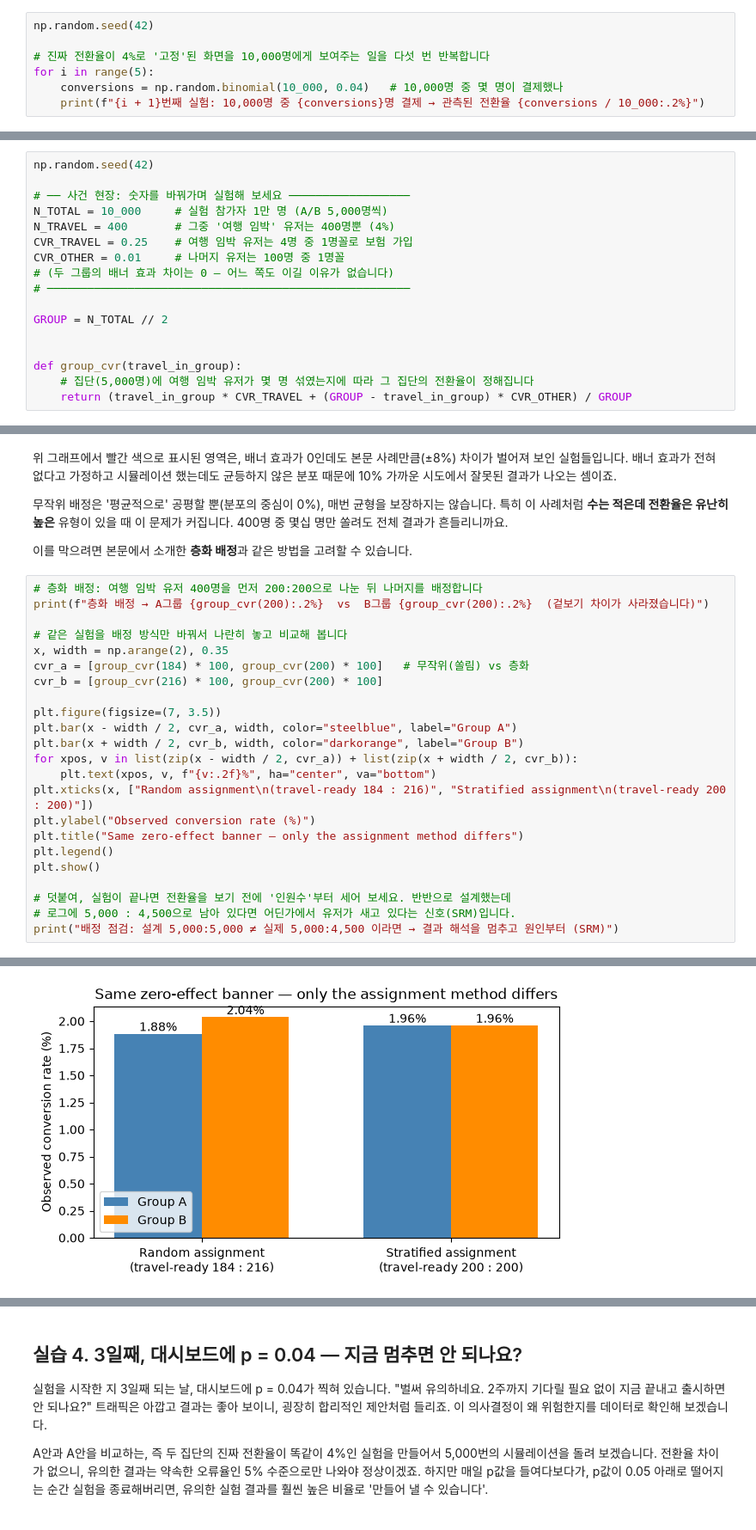
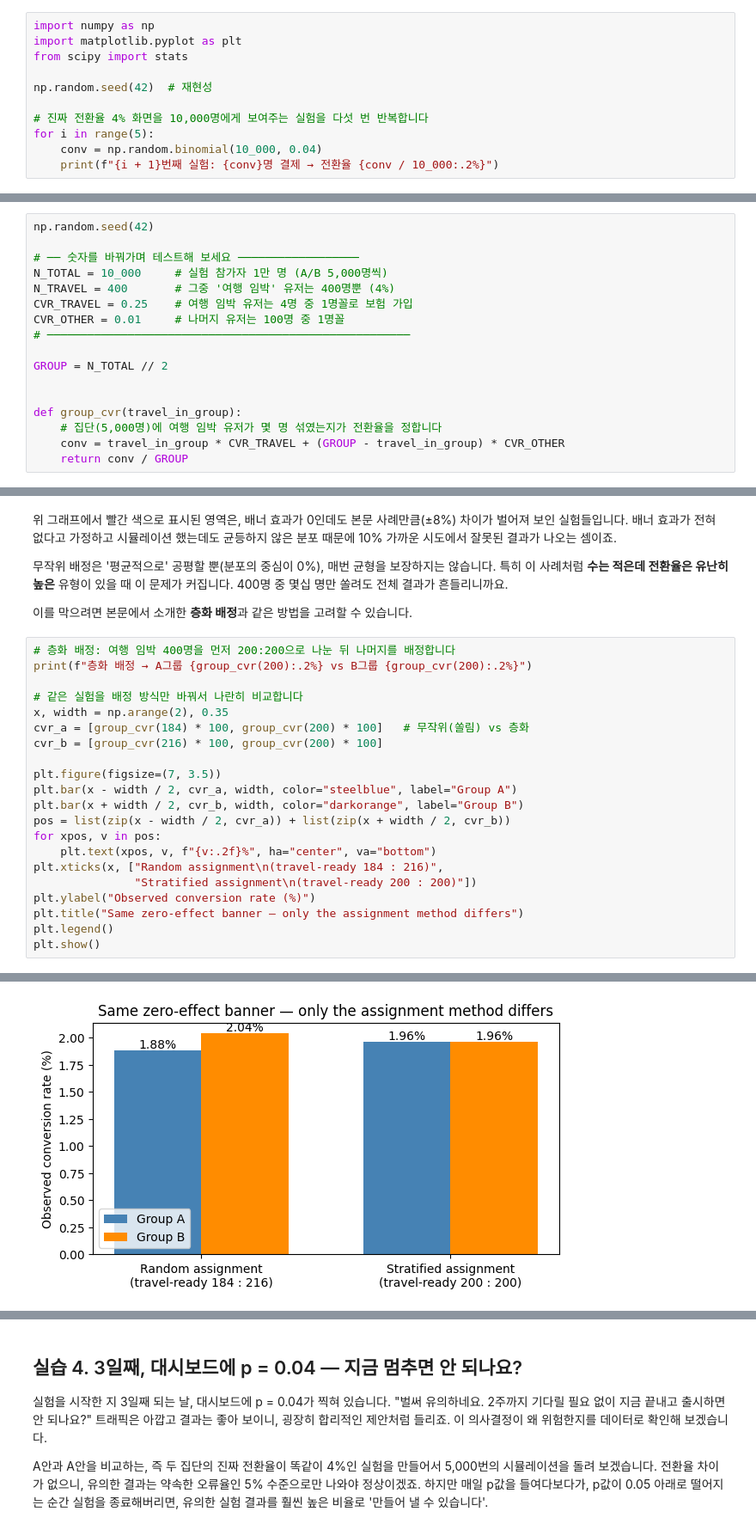
Before and after one commit to duilee/data_analysis_101, a Jupyter notebook: 03_P값이_0.049면_출시해도_되죠/ab_test_pitfalls.ipynb, the cells around one changed output, grey strips where cells are left out. Shown at 86% size. Saved outputs shown, nothing was run; the diff lists cells and outputs as text.

```diff
--- a/03_P값이_0.049면_출시해도_되죠/ab_test_pitfalls.ipynb
+++ b/03_P값이_0.049면_출시해도_되죠/ab_test_pitfalls.ipynb
@@ -40,10 +34,14 @@ np.random.seed(42)   # 재현성
 진짜 전환율이 **정확히 4%인 화면**을 1만 명에게 보여주는 실험을 다섯 번 반복해 보겠습니다.
 화면은 매번 완전히 같습니다. 그런데도 관측되는 전환율은 꽤 달라질 수 있습니다.
 # %%
-np.random.seed(42)
+import numpy as np
+import matplotlib.pyplot as plt
+from scipy import stats
 
-# 진짜 전환율이 4%로 '고정'된 화면을 10,000명에게 보여주는 일을 다섯 번 반복합니다
+np.random.seed(42)  # 재현성
+
+# 진짜 전환율 4% 화면을 10,000명에게 보여주는 실험을 다섯 번 반복합니다
 for i in range(5):
-    conversions = np.random.binomial(10_000, 0.04)   # 10,000명 중 몇 명이 결제했나
-    print(f"{i + 1}번째 실험: 10,000명 중 {conversions}명 결제 → 관측된 전환율 {conversions / 10_000:.2%}")
+    conv = np.random.binomial(10_000, 0.04)
+    print(f"{i + 1}번째 실험: {conv}명 결제 → 전환율 {conv / 10_000:.2%}")
 # %% [output]
@@ -138,18 +131,18 @@ B가 이긴 것처럼 보인다면, 범인은 배너가 아니라 쏠림인 것
 # %%
 np.random.seed(42)
 
-# ── 사건 현장: 숫자를 바꿔가며 실험해 보세요 ──────────────────
+# ── 숫자를 바꿔가며 테스트해 보세요 ──────────────────
 N_TOTAL = 10_000     # 실험 참가자 1만 명 (A/B 5,000명씩)
 N_TRAVEL = 400       # 그중 '여행 임박' 유저는 400명뿐 (4%)
 CVR_TRAVEL = 0.25    # 여행 임박 유저는 4명 중 1명꼴로 보험 가입
 CVR_OTHER = 0.01     # 나머지 유저는 100명 중 1명꼴
-# (두 그룹의 배너 효과 차이는 0 — 어느 쪽도 이길 이유가 없습니다)
 # ──────────────────────────────────────────────────────
 
 GROUP = N_TOTAL // 2
 
 
 def group_cvr(travel_in_group):
-    # 집단(5,000명)에 여행 임박 유저가 몇 명 섞였는지에 따라 그 집단의 전환율이 정해집니다
-    return (travel_in_group * CVR_TRAVEL + (GROUP - travel_in_group) * CVR_OTHER) / GROUP
+    # 집단(5,000명)에 여행 임박 유저가 몇 명 섞였는지가 전환율을 정합니다
+    conv = travel_in_group * CVR_TRAVEL + (GROUP - travel_in_group) * CVR_OTHER
+    return conv / GROUP
 # %% [markdown]
@@ -208,10 +202,10 @@ plt.show()
 
 이를 막으려면 본문에서 소개한 **층화 배정**과 같은 방법을 고려할 수 있습니다.
 # %%
-# 층화 배정: 여행 임박 유저 400명을 먼저 200:200으로 나눈 뒤 나머지를 배정합니다
-print(f"층화 배정 → A그룹 {group_cvr(200):.2%}  vs  B그룹 {group_cvr(200):.2%}  (겉보기 차이가 사라졌습니다)")
+# 층화 배정: 여행 임박 400명을 먼저 200:200으로 나눈 뒤 나머지를 배정합니다
+print(f"층화 배정 → A그룹 {group_cvr(200):.2%} vs B그룹 {group_cvr(200):.2%}")
 
-# 같은 실험을 배정 방식만 바꿔서 나란히 놓고 비교해 봅니다
+# 같은 실험을 배정 방식만 바꿔서 나란히 비교합니다
 x, width = np.arange(2), 0.35
 cvr_a = [group_cvr(184) * 100, group_cvr(200) * 100]   # 무작위(쏠림) vs 층화
 cvr_b = [group_cvr(216) * 100, group_cvr(200) * 100]
@@ -219,15 +213,13 @@ cvr_b = [group_cvr(216) * 100, group_cvr(200) * 100]
 plt.figure(figsize=(7, 3.5))
 plt.bar(x - width / 2, cvr_a, width, color="steelblue", label="Group A")
 plt.bar(x + width / 2, cvr_b, width, color="darkorange", label="Group B")
-for xpos, v in list(zip(x - width / 2, cvr_a)) + list(zip(x + width / 2, cvr_b)):
+pos = list(zip(x - width / 2, cvr_a)) + list(zip(x + width / 2, cvr_b))
+for xpos, v in pos:
     plt.text(xpos, v, f"{v:.2f}%", ha="center", va="bottom")
-plt.xticks(x, ["Random assignment\n(travel-ready 184 : 216)", "Stratified assignment\n(travel-ready 200 : 200)"])
+plt.xticks(x, ["Random assignment\n(travel-ready 184 : 216)",
+               "Stratified assignment\n(travel-ready 200 : 200)"])
 plt.ylabel("Observed conversion rate (%)")
 plt.title("Same zero-effect banner — only the assignment method differs")
 plt.legend()
 plt.show()
-
-# 덧붙여, 실험이 끝나면 전환율을 보기 전에 '인원수'부터 세어 보세요. 반반으로 설계했는데
-# 로그에 5,000 : 4,500으로 남아 있다면 어딘가에서 유저가 새고 있다는 신호(SRM)입니다.
-print("배정 점검: 설계 5,000:5,000 ≠ 실제 5,000:4,500 이라면 → 결과 해석을 멈추고 원인부터 (SRM)")
 # %% [output]
@@ -235 +227 @@ print("배정 점검: 설계 5,000:5,000 ≠ 실제 5,000:4,500 이라면 →
-[figure, old version]
+[figure, new version]
```
Also changed, not shown: parts of 16 cells of this notebook.
